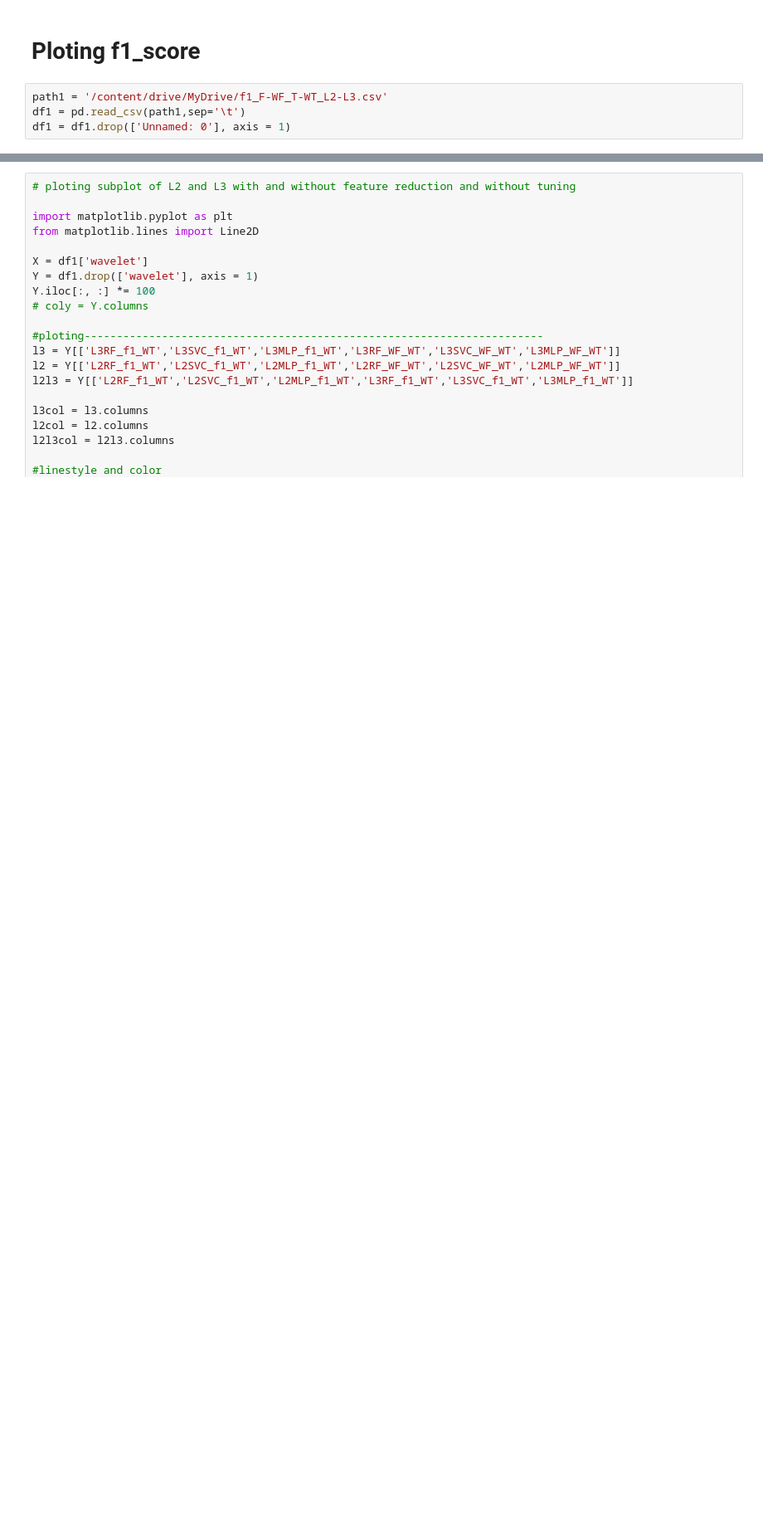
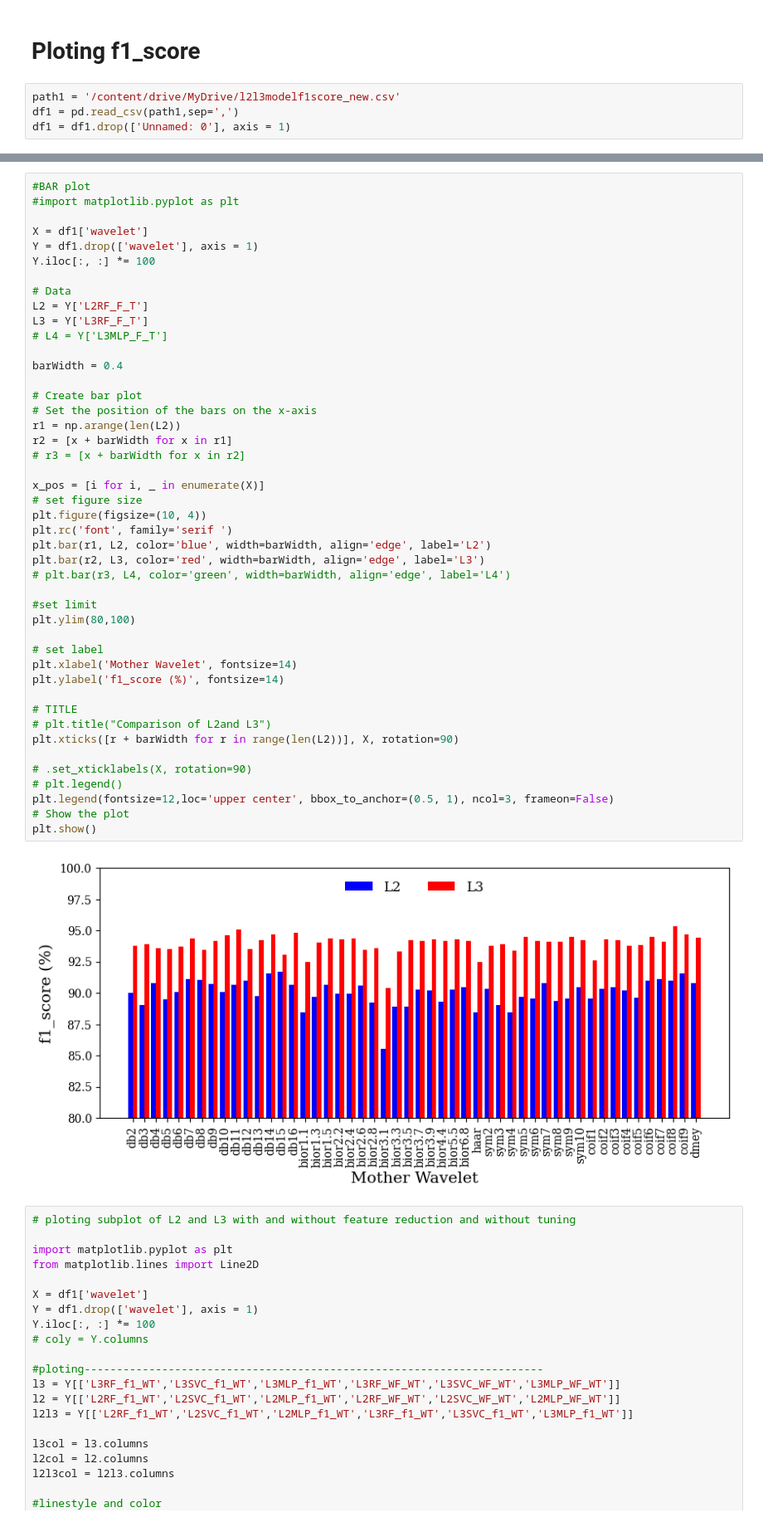
Before and after one commit to AbbasHussain72/Wavelet-featre-extraction-, a Jupyter notebook: current_wavelet_Transform_Technique.ipynb, the cells around one changed output, grey strips where cells are left out. Shown at 83% size. Drawn from its saved outputs; the diff is of its cells as text; blank space fills up the shorter version.

```diff
--- a/current_wavelet_Transform_Technique.ipynb
+++ b/current_wavelet_Transform_Technique.ipynb
@@ -832,8 +832,8 @@ df2 = df2.drop(['Unnamed: 0'], axis = 1)
 # %% [markdown]
 # Ploting f1_score
 # %%
-path1 = '/content/drive/MyDrive/f1_F-WF_T-WT_L2-L3.csv'
-df1 = pd.read_csv(path1,sep='\t')
+path1 = '/content/drive/MyDrive/l2l3modelf1score_new.csv'
+df1 = pd.read_csv(path1,sep=',')
 df1 = df1.drop(['Unnamed: 0'], axis = 1)
 # %%
 df1.columns
@@ -845,4 +843,51 @@ Index(['wavelet', 'L3RF_f1_WT', 'L3SVC_f1_WT', 'L2RF_f1_WT', 'L2SVC_f1_WT',
       dtype='object')
+# %%
+#BAR plot
+#import matplotlib.pyplot as plt
+
+X = df1['wavelet']
+Y = df1.drop(['wavelet'], axis = 1)
+Y.iloc[:, :] *= 100
+
+# Data
+L2 = Y['L2RF_F_T']
+L3 = Y['L3RF_F_T']
+# L4 = Y['L3MLP_F_T']
+
+barWidth = 0.4
+
+# Create bar plot
+# Set the position of the bars on the x-axis
+r1 = np.arange(len(L2))
+r2 = [x + barWidth for x in r1]
+# r3 = [x + barWidth for x in r2]
+
+x_pos = [i for i, _ in enumerate(X)]
+# set figure size
+plt.figure(figsize=(10, 4))
+plt.rc('font', family='serif ')
+plt.bar(r1, L2, color='blue', width=barWidth, align='edge', label='L2')
+plt.bar(r2, L3, color='red', width=barWidth, align='edge', label='L3')
+# plt.bar(r3, L4, color='green', width=barWidth, align='edge', label='L4')
+
+#set limit
+plt.ylim(80,100)
+
+# set label
+plt.xlabel('Mother Wavelet', fontsize=14)
+plt.ylabel('f1_score (%)', fontsize=14)
+
+# TITLE
+# plt.title("Comparison of L2and L3")
+plt.xticks([r + barWidth for r in range(len(L2))], X, rotation=90)
+
+# .set_xticklabels(X, rotation=90)
+# plt.legend()
+plt.legend(fontsize=12,loc='upper center', bbox_to_anchor=(0.5, 1), ncol=3, frameon=False)
+# Show the plot
+plt.show()
+# %% [output]
+[figure, added]
 # %%
 # ploting subplot of L2 and L3 with and without feature reduction and without tuning
 
```
Also changed, not shown: parts of 3 cells of this notebook.
